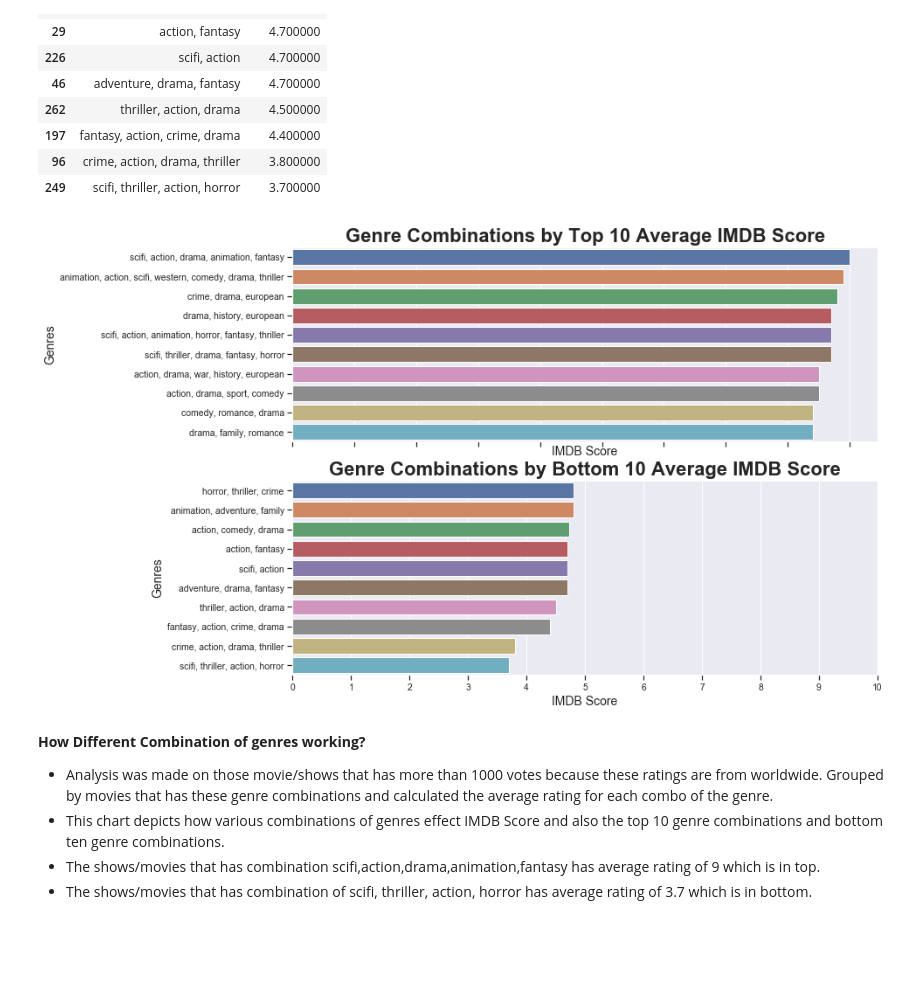
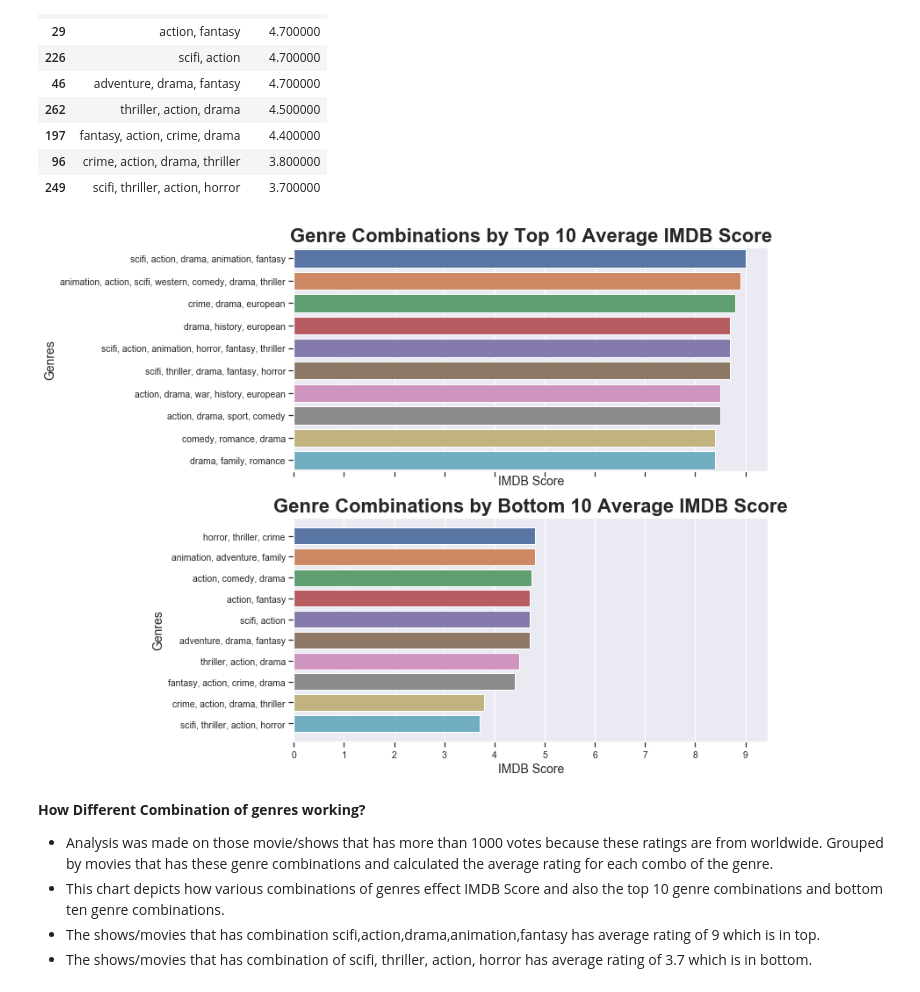
Before and after one commit to EdithLotterman/Project-1-Team-8, a Jupyter notebook: team8_netflix_proj1_Analysis.ipynb, the cells around one changed output. Drawn from its saved outputs; the diff is of its cells as text; code cells hidden in the pictures; blank space fills up the shorter version.

```diff
--- a/team8_netflix_proj1_Analysis.ipynb
+++ b/team8_netflix_proj1_Analysis.ipynb
@@ -242,6 +242,7 @@ weeks_in_top10
 # Top 20 Shows/Films with the Most Weeks in the Netflix Top 10
 # using Seaborn:
 # set theme:
+plt.rcParams.update({'figure.autolayout': True})
 sns.set_theme(style="darkgrid", font_scale=1.5,rc={'xtick.bottom': True,
     'ytick.left': True,})
 # Set fig and axis, and figure size:
@@ -286,6 +287,7 @@ popularity_fading
 # Bar graph to show how many movies stayed in top for long
 # using Seaborn:
 # set theme:
+plt.rcParams.update({'figure.autolayout': True})
 sns.set_theme(style="darkgrid", font_scale=1.5,rc={'xtick.bottom': True,
     'ytick.left': True,})
 # Set fig and axis, and figure size:
@@ -331,22 +333,23 @@ least_10
 # %%
 # Plot to show top movies or shows according to genres based on IMDB Score
 #define plotting region (2 rows, 1 columns)
+plt.rcParams.update({'figure.autolayout': True})
 sns.set_theme(style="darkgrid", font_scale=.95,rc={'xtick.bottom': True,
     'ytick.left': True,})
 fig, ax = plt.subplots(2, 1,sharex=True,figsize=(12,9))
 sns.barplot(ax=ax[0], data=top_10, x= "imdb_score", y ="genres").set_title("Genre Combinations by Top 10 Average IMDB Score",size=22, weight="bold")
 sns.barplot(ax=ax[1], data=least_10, x= "imdb_score", y ="genres").set_title("Genre Combinations by Bottom 10 Average IMDB Score",size=22, weight="bold")
 plt.xticks(range(0,11))
 ax[0].set_xlabel('IMDB Score', fontsize=14)
 ax[0].set_ylabel('Genres', fontsize=14)
 ax[1].set_xlabel('IMDB Score', fontsize=14)
 ax[1].set_ylabel('Genres', fontsize=14)
-plt.show()
+plt.autoscale()
 
 # Save to output_data folder:
 fig.savefig('./output_data/HorzBar_TopandBottomGenrebyIMDBScore.png')
 # %% [output]
-[figure, old version]
+[figure, new version]
 # %% [markdown]
 **How Different Combination of genres working?**
 - Analysis was made on those movie/shows that has more than 1000 votes because these ratings are from worldwide. Grouped by movies that has these genre combinations and calculated the average rating for each combo of the genre.
```
Also changed, not shown: parts of 2 cells of this notebook, 3 other files.
